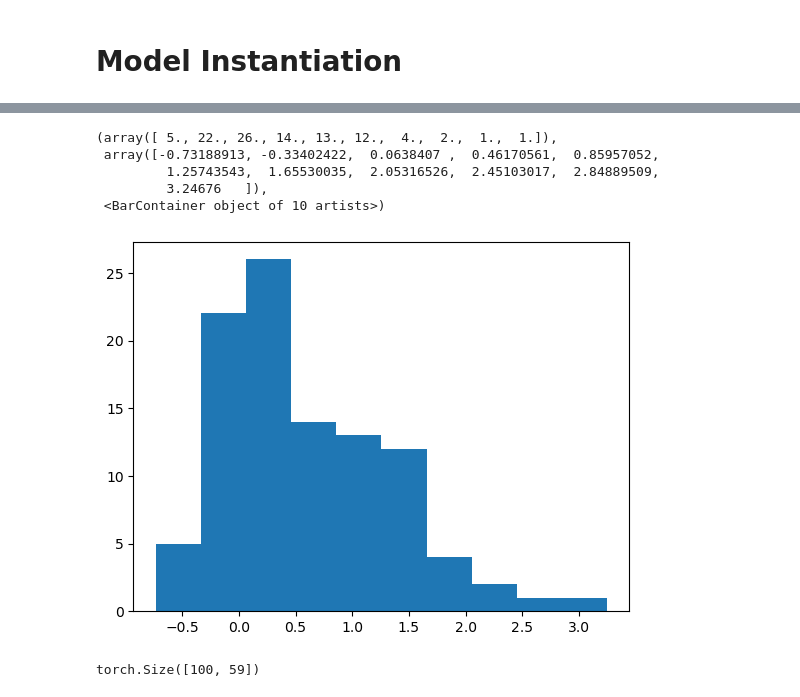
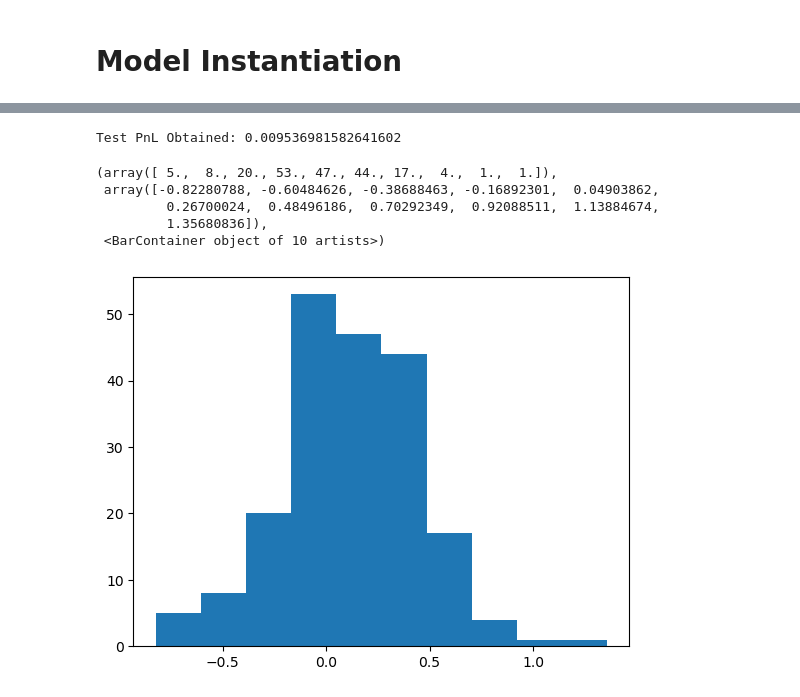
Before and after one commit to crispitagorico/stochastic_optimisation, a Jupyter notebook: kernel_hedge/notebooks/kernel_trading.ipynb, the cells around one changed output, grey strips where cells are left out. Drawn from its saved outputs; the diff is of its cells as text; code cells hidden in the pictures.

```diff
--- a/kernel_hedge/notebooks/kernel_trading.ipynb
+++ b/kernel_hedge/notebooks/kernel_trading.ipynb
@@ -30,9 +30,9 @@ $$Y_t = X_t + Z_t$$
 with $X_t$ a 0-drift GBM and Z a 0-mean OU process.
 # %%
 #torch.manual_seed(0)
-batch_x, batch_y, timesteps, d = 100, 10, 60, 1
+batch_x, batch_y, timesteps, d = 200, 100, 60, 1
 sigma, S0, T = 0.2, 1.0, 30./365 # Black Scholes parameters
-theta, mu, std = 10, 0.0, 0.2
+theta, mu, std = 2, 0.0, .15
 
 
 dt = T/timesteps
@@ -72,11 +72,7 @@ class ItoSigKer(KernelCompute):
 Ker = ItoSigKer()
 
 sk_trade = SigKernelTrader(Ker,
-                           0.5,
                            device='cpu', time_augment=True,
                            dyadic_order=0)
 
 sk_trade.pre_fit(train_paths)
-# %%
-sk_trade.fit(reg_type='L2', regularisation=3e-16)
-sk_trade.compute_pnl(train_paths)
@@ -85,0 +79,5 @@ Test PnL Obtained: 0.0027930736541748047
+# %%
+sk_trade.fit(risk_aversion=0.5, reg_type='L2', regularisation=1e-15)
+sk_trade.compute_pnl(test_paths)
+plt.hist(sk_trade.pnl[:,-1])
+print(sk_trade.pnl[:,-1].mean())
@@ -97,13 +95,11 @@ for i in range(sk_trade.pnl.shape[0]):
 # %%
+sk_trade.compute_pnl(train_paths, eta_precomputed=False)
 plt.hist(sk_trade.pnl[:,-1])
 # %% [output]
-(array([ 5., 22., 26., 14., 13., 12.,  4.,  2.,  1.,  1.]),
- array([-0.73188913, -0.33402422,  0.0638407 ,  0.46170561,  0.85957052,
-         1.25743543,  1.65530035,  2.05316526,  2.45103017,  2.84889509,
-         3.24676   ]),
- <BarContainer object of 10 artists>)
+Test PnL Obtained: 0.009536981582641602
+(array([ 5.,  8., 20., 53., 47., 44., 17.,  4.,  1.,  1.]),
+ array([-0.82280788, -0.60484626, -0.38688463, -0.16892301,  0.04903862,
+         0.26700024,  0.48496186,  0.70292349,  0.92088511,  1.13884674,
+         1.35680836]),
+ <BarContainer object of 10 artists>)
-[figure, old version]
+[figure, new version]
-# %%
-sk_trade.pnl.shape
-# %% [output]
-torch.Size([100, 59])
```
Also changed, not shown: parts of 5 cells of this notebook, 1 other file.
